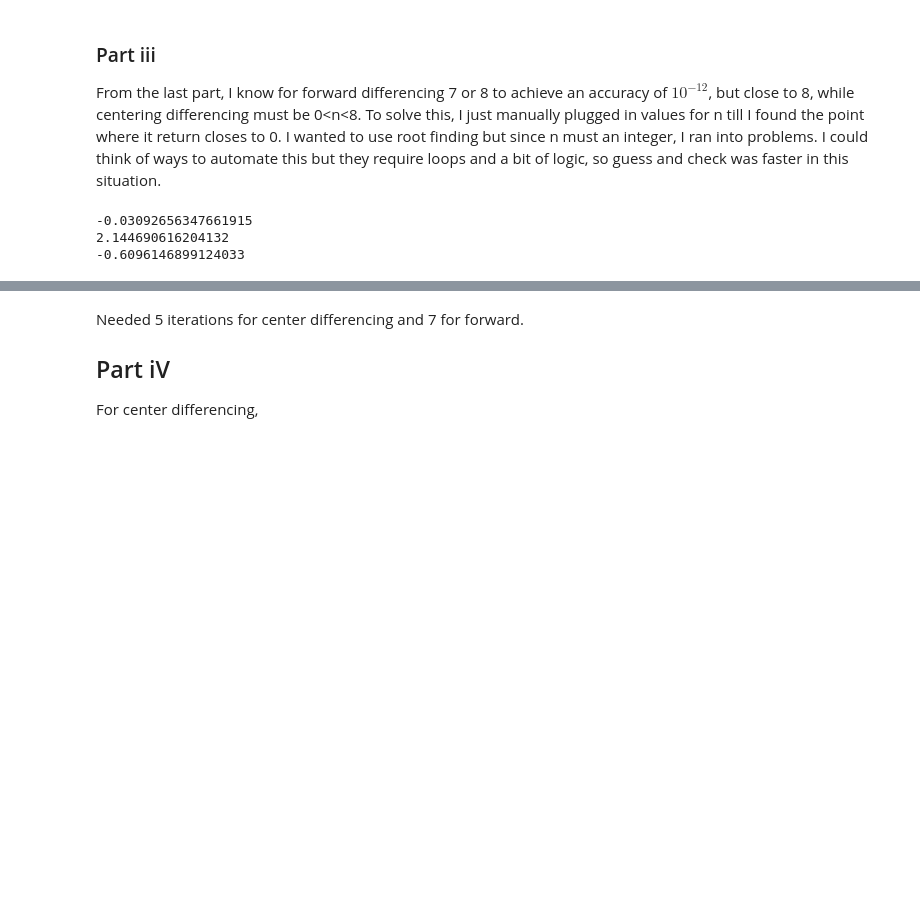
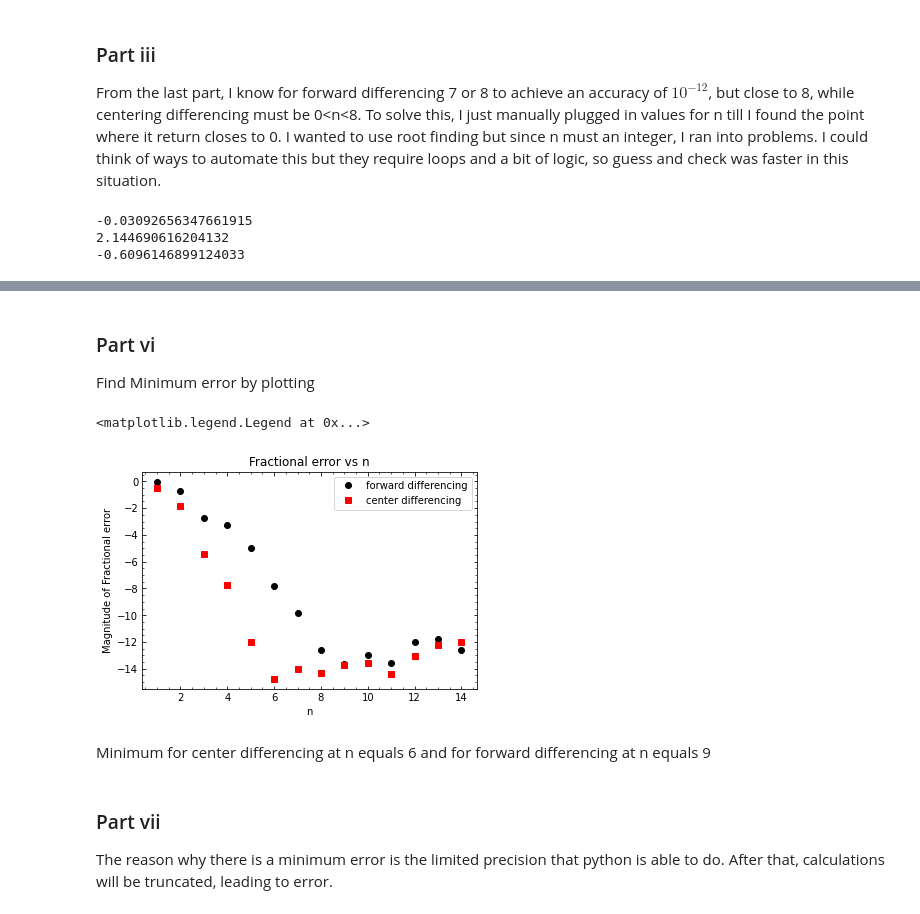
Before and after one commit to Rjames13/p250-spring-2022, a Jupyter notebook: Homework/HW3.ipynb, the cells around one changed output, grey strips where cells are left out. Drawn from its saved outputs; the diff is of its cells as text; code cells hidden in the pictures; blank space fills up the shorter version.

```diff
--- a/Homework/HW3.ipynb
+++ b/Homework/HW3.ipynb
@@ -206,5 +211,34 @@ print(root_for(8))
+# %% [markdown]
+### Part vi ###
+Find Minimum error by plotting
+# %%
+def min_cen(n):
+    """ a function of the magnitude accuracy of center differencing with a root at magnitude accuracy = -12. n """
+    return np.log10(np.abs((richardson_center(g, z, h, n)[-1][-1] - dgx_true) / dgx_true))
+def min_for(n):
+    """ a function of the magnitude accuracy of forward differencing with a root at magnitude accuracy = -12"""
+    return  np.log10(np.abs((richardson_forward(g,z,h,n)[-1][-1]-dgx_true)/dgx_true))
+alist= np.arange(1,15)
+min_c=[]
+min_f=[]
+for i in alist: ## could not figure out how to do this with numpy array
+    min_c.append(min_cen(i))
+    min_f.append(min_for(i))
+fig= plt.figure()
+##fig.yscale("log")
+ax = fig.add_subplot(111)
+
+ax.plot(alist,min_f,'ko',label="forward differencing")
+ax.plot(alist,min_c,'rs',label="center differencing")
+ax.set_title("Fractional error vs n")
+ax.set_ylabel("Magnitude of Fractional error")
+ax.set_xlabel("n")
+ax.legend()
+# %% [output]
+<matplotlib.legend.Legend at 0x...>
+[figure, added]
 # %% [markdown]
-Needed 5 iterations for center differencing and 7 for forward.
-
-## Part iV ###
-For center differencing,
+Minimum for center differencing at n equals 6 and for forward differencing  at n equals 9
+# %% [markdown]
+### Part vii ###
+The reason why there is a minimum error is the limited precision that python is able to do. After that, calculations will be truncated, leading to error.
```
Also changed, not shown: parts of 2 cells of this notebook, 1 other file.
